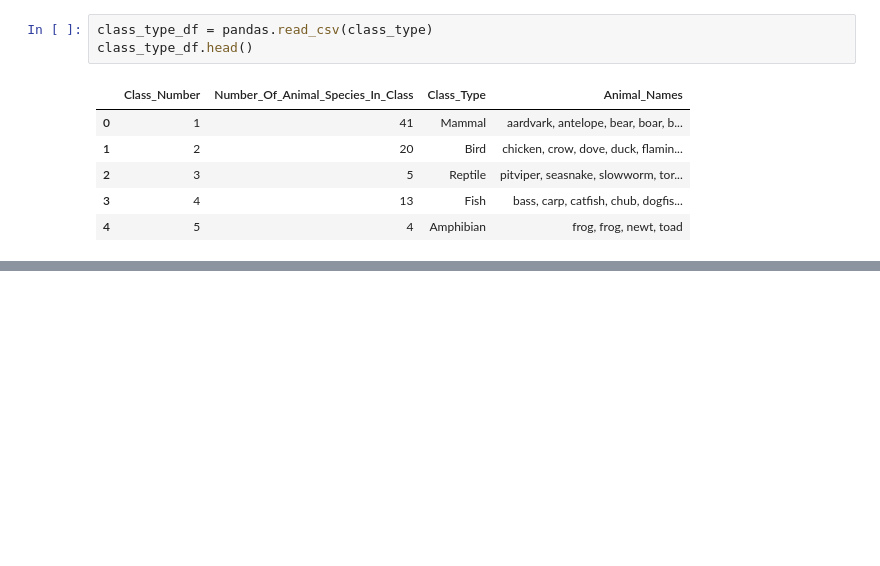
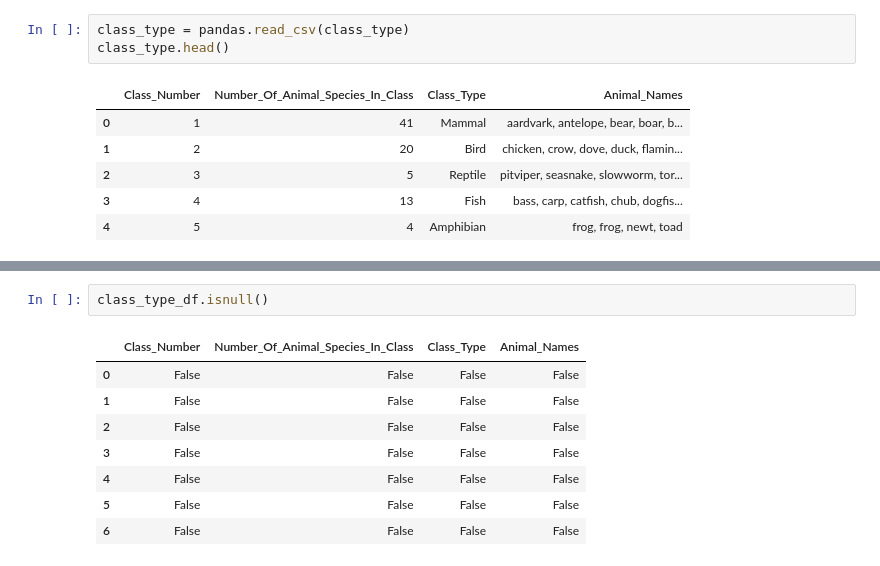
Before and after one commit to Suchirapon/KKU_data_mining, a Jupyter notebook: ZooProject.ipynb, the cells around one changed output, grey strips where cells are left out. Saved outputs shown, nothing was run; the diff lists cells and outputs as text; blank space fills up the shorter version.

```diff
--- a/ZooProject.ipynb
+++ b/ZooProject.ipynb
@@ -24,8 +29,8 @@ zoo_type_df.head()
 | 3 | bear | 1 | 0 | 0 | 1 | 0 | 0 | 1 | 1 | 1 | ... |
 | 4 | boar | 1 | 0 | 0 | 1 | 0 | 0 | 1 | 1 | 1 | ... |
 # %%
-class_type_df = pandas.read_csv(class_type)
-class_type_df.head()
+class_type = pandas.read_csv(class_type)
+class_type.head()
 # %% [output]
 |  | Class_Number | Number_Of_Animal_Species_In_Class | Class_Type | Animal_Names |
 | 0 | 1 | 41 | Mammal | aardvark, antelope, bear, boar, b... |
@@ -112,0 +71,11 @@ zoo_type_df.groupby('animal_name').count().sort_values('class_type')
+# %%
+class_type_df.isnull()
+# %% [output]
+|  | Class_Number | Number_Of_Animal_Species_In_Class | Class_Type | Animal_Names |
+| 0 | False | False | False | False |
+| 1 | False | False | False | False |
+| 2 | False | False | False | False |
+| 3 | False | False | False | False |
+| 4 | False | False | False | False |
+| 5 | False | False | False | False |
+| 6 | False | False | False | False |
```
Also changed, not shown: parts of 19 cells of this notebook.
